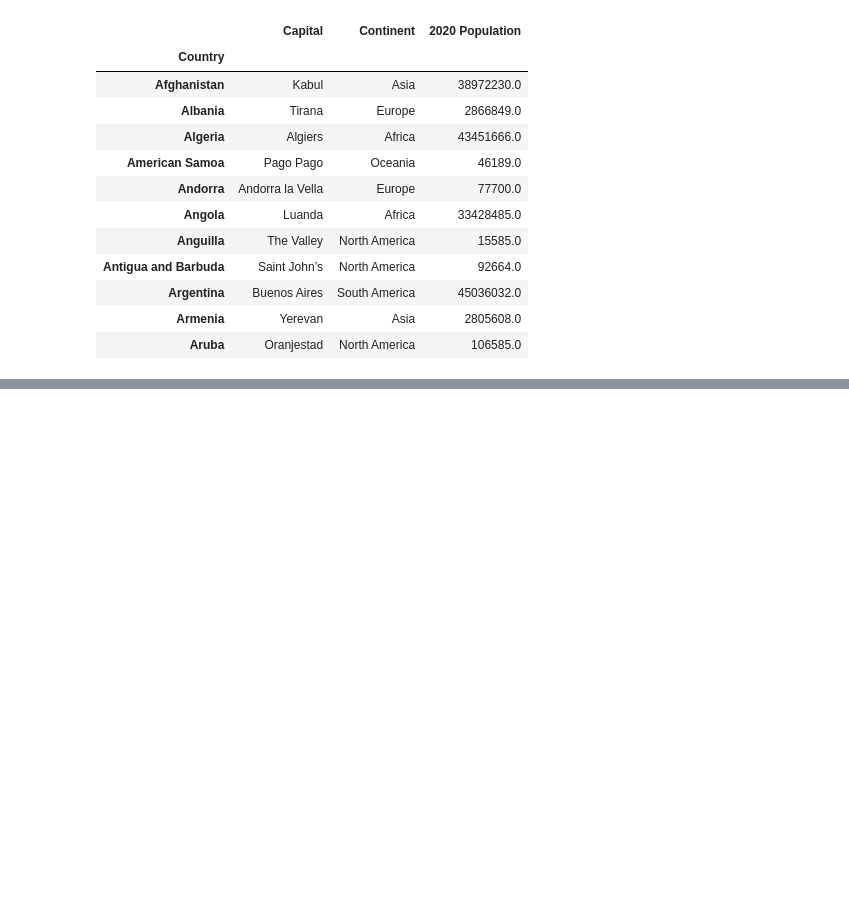
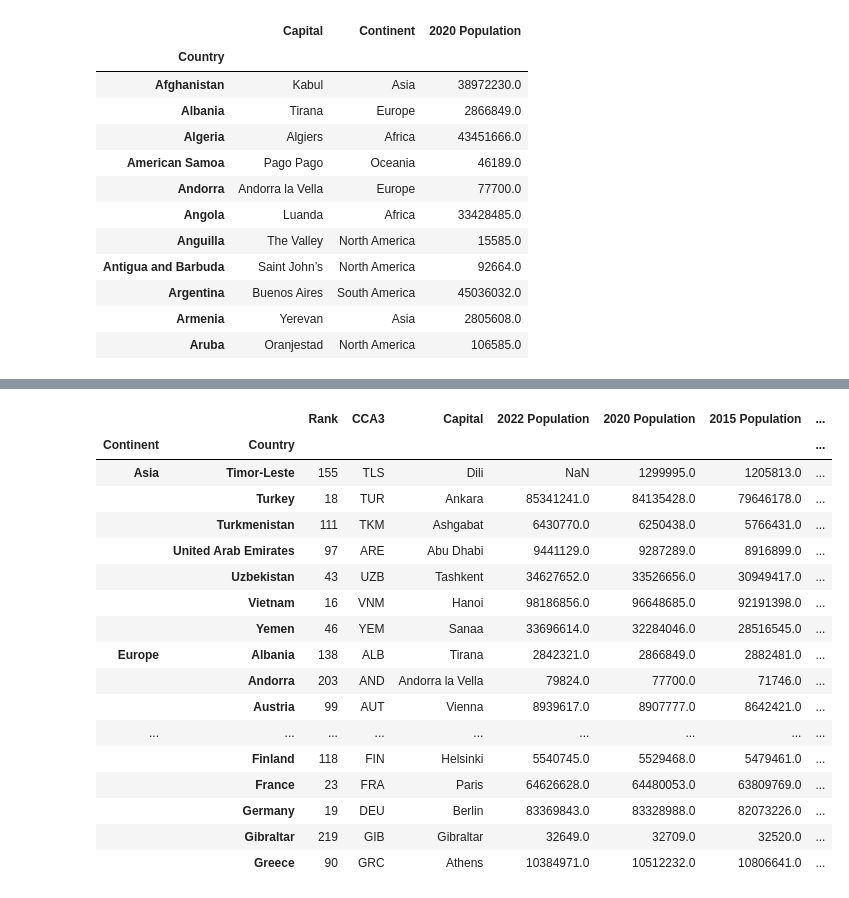
Before and after one commit to aleksmn/DataLessons, a Jupyter notebook: 03-indexing.ipynb, the cells around one changed output, grey strips where cells are left out. Cells and saved outputs as stored; diff of their text form; code cells hidden in the pictures; blank space fills up the shorter version.

```diff
--- a/03-indexing.ipynb
+++ b/03-indexing.ipynb
@@ -93,0 +116,3 @@ df.iloc[0:11, [2,3,5]]
+# %%
+df.reset_index(inplace=True)
+df.head()
@@ -93,0 +126,25 @@ df.iloc[0:11, [2,3,5]]
+# %%
+df.set_index(["Continent","Country"], inplace=True)
+# %%
+df.sort_index(inplace=True)
+pd.set_option("display.max.rows", 100)
+df[100:125]
+# %% [output]
+|  |  | Rank | CCA3 | Capital | 2022 Population | 2020 Population | 2015 Population | ... |
+| Continent | Country |  |  |  |  |  |  | ... |
+| Asia | Timor-Leste | 155 | TLS | Dili | NaN | 1299995.0 | 1205813.0 | ... |
+|  | Turkey | 18 | TUR | Ankara | 85341241.0 | 84135428.0 | 79646178.0 | ... |
+|  | Turkmenistan | 111 | TKM | Ashgabat | 6430770.0 | 6250438.0 | 5766431.0 | ... |
+|  | United Arab Emirates | 97 | ARE | Abu Dhabi | 9441129.0 | 9287289.0 | 8916899.0 | ... |
+|  | Uzbekistan | 43 | UZB | Tashkent | 34627652.0 | 33526656.0 | 30949417.0 | ... |
+|  | Vietnam | 16 | VNM | Hanoi | 98186856.0 | 96648685.0 | 92191398.0 | ... |
+|  | Yemen | 46 | YEM | Sanaa | 33696614.0 | 32284046.0 | 28516545.0 | ... |
+| Europe | Albania | 138 | ALB | Tirana | 2842321.0 | 2866849.0 | 2882481.0 | ... |
+|  | Andorra | 203 | AND | Andorra la Vella | 79824.0 | 77700.0 | 71746.0 | ... |
+|  | Austria | 99 | AUT | Vienna | 8939617.0 | 8907777.0 | 8642421.0 | ... |
+| ... | ... | ... | ... | ... | ... | ... | ... | ... |
+|  | Finland | 118 | FIN | Helsinki | 5540745.0 | 5529468.0 | 5479461.0 | ... |
+|  | France | 23 | FRA | Paris | 64626628.0 | 64480053.0 | 63809769.0 | ... |
+|  | Germany | 19 | DEU | Berlin | 83369843.0 | 83328988.0 | 82073226.0 | ... |
+|  | Gibraltar | 219 | GIB | Gibraltar | 32649.0 | 32709.0 | 32520.0 | ... |
+|  | Greece | 90 | GRC | Athens | 10384971.0 | 10512232.0 | 10806641.0 | ... |
```
Also changed, not shown: parts of 8 cells of this notebook, 2 other files.
